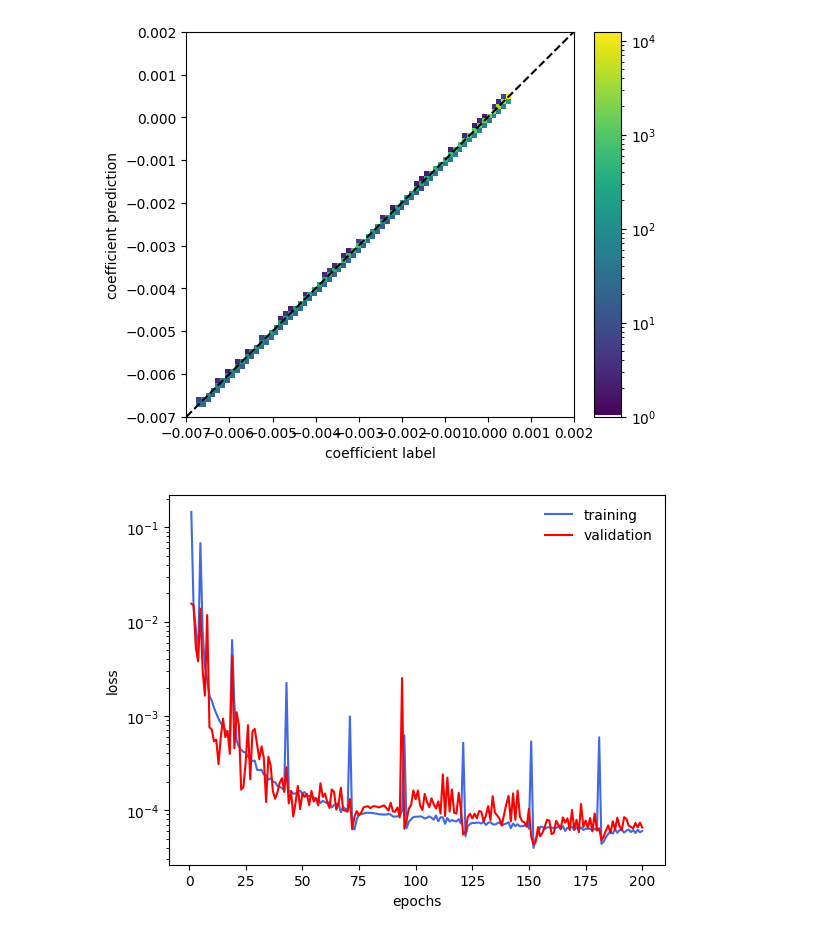
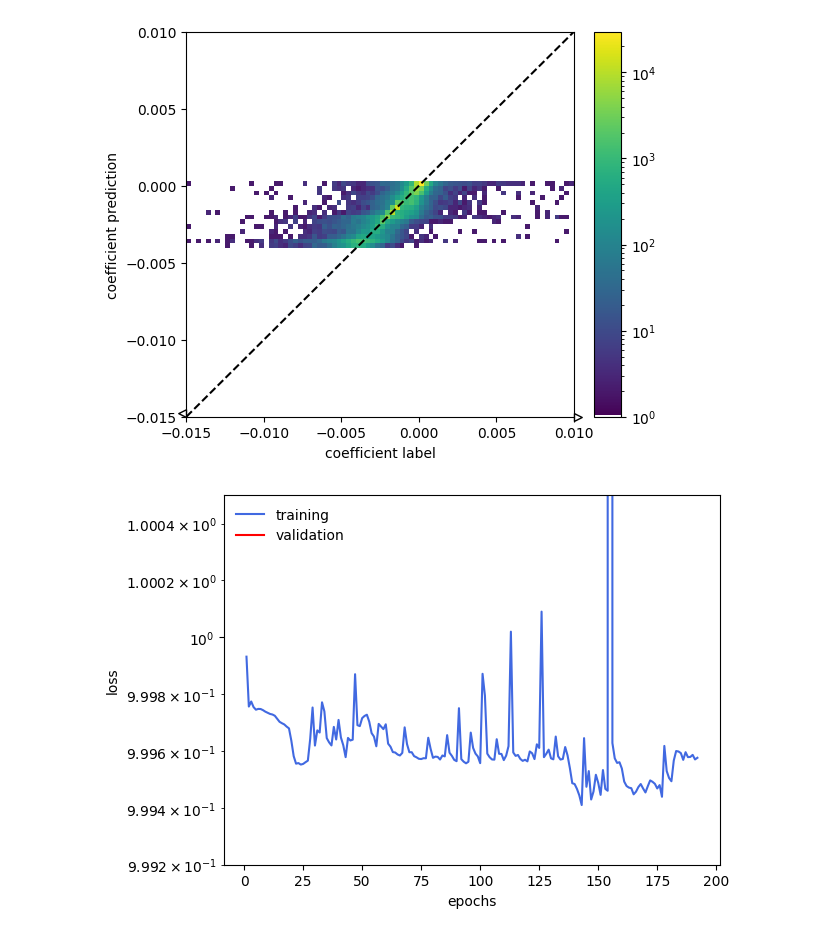
Before and after one commit to hep-cce/nsbi4hep, a Jupyter notebook: notebooks/plot-rolypoly-outputs.ipynb, the cells around one changed output. Saved outputs shown, nothing was run; the diff lists cells and outputs as text; code cells hidden in the pictures.

```diff
--- a/notebooks/plot-rolypoly-outputs.ipynb
+++ b/notebooks/plot-rolypoly-outputs.ipynb
@@ -20,26 +20,26 @@ import pandas as pd
 import torch
 from lightning import Trainer
 # %%
-OUTPUT_DIR = '../jobs/rolypoly/refactor-four-SIG/coeff_2/'
+OUTPUT_DIR = '../jobs/rolypoly/refactor-four-INT/coeff_2/'
 SCALER_FILE_X = 'scaler_X.pkl'
 SCALER_FILE_Y = 'scaler_y.pkl'
 CHECKPOINT_DIR = 'checkpoints'
 SAMPLE_DIR = '../..'
 
-checkpoint_epoch = '181'
-checkpoint_loss = '0.00'
+checkpoint_epoch = '149'
+checkpoint_loss = '0.12'
 
 CHECKPOINT = f'checkpoint-rolypoly-epoch={checkpoint_epoch}-val_loss={checkpoint_loss}.ckpt'
 
-VERSION_NO = 1
+VERSION_NO = 0
 LIGHTNING_DIR = f'lightning_logs/version_{VERSION_NO}'
 
-COMPONENT = msq.Component.SIG
-COMPONENT_FILE = msq.Component.SIG
+COMPONENT = msq.Component.INT
+COMPONENT_FILE = msq.Component.INT
 
 FEATURES = ['mandelstam_s', 'mandelstam_t', 'mandelstam_u']#['cth_star', 'cth_1', 'cth_2', 'phi', 'phi_1', 'Z1_mass', 'Z2_mass', '4l_mass', '4l_rapidity']
 COEFFICIENT_INDEX = 2
-SAMPLE_SIZE = 50000
+SAMPLE_SIZE = 150000
 BATCH_SIZE = 64
 SEED = 42
 # %%
@@ -132,7 +132,7 @@ plt.show()
 # %%
 BINS=80
 
-bounds = [-7e-3,2e-3]
+bounds = [-1.5e-2,1e-2]
 #bounds = [-1e-6,1.4e-5]
 
 h_calibration_train = hist.Hist(
@@ -152,22 +152,23 @@ plt.plot(np.linspace(*bounds), np.linspace(*bounds), color='k', linestyle='--')
 
 plt.show()
 # %% [output]
-[figure, old version]
+[figure, new version]
 # %%
 metrics = pd.read_csv(os.path.join(OUTPUT_DIR, LIGHTNING_DIR, 'metrics.csv'))
 
 epochs = np.unique(metrics['epoch'].to_numpy())
 train_loss = metrics['train_loss'].dropna().to_numpy()
 val_loss = metrics['val_loss'].dropna().to_numpy()
 
 plt.plot(epochs+1, train_loss, color='royalblue', label='training')
 plt.plot(epochs+1, val_loss, color='red', label='validation')
 
 plt.xlabel('epochs')
 plt.ylabel('loss')
 #plt.xscale('log')
 plt.yscale('log')
+plt.ylim(0.9992,1.0005)
 plt.legend(frameon=False)
 plt.show()
 # %% [output]
-[figure, old version]
+[figure, new version]
```
Also changed, not shown: parts of 4 cells of this notebook, 2 other files.
